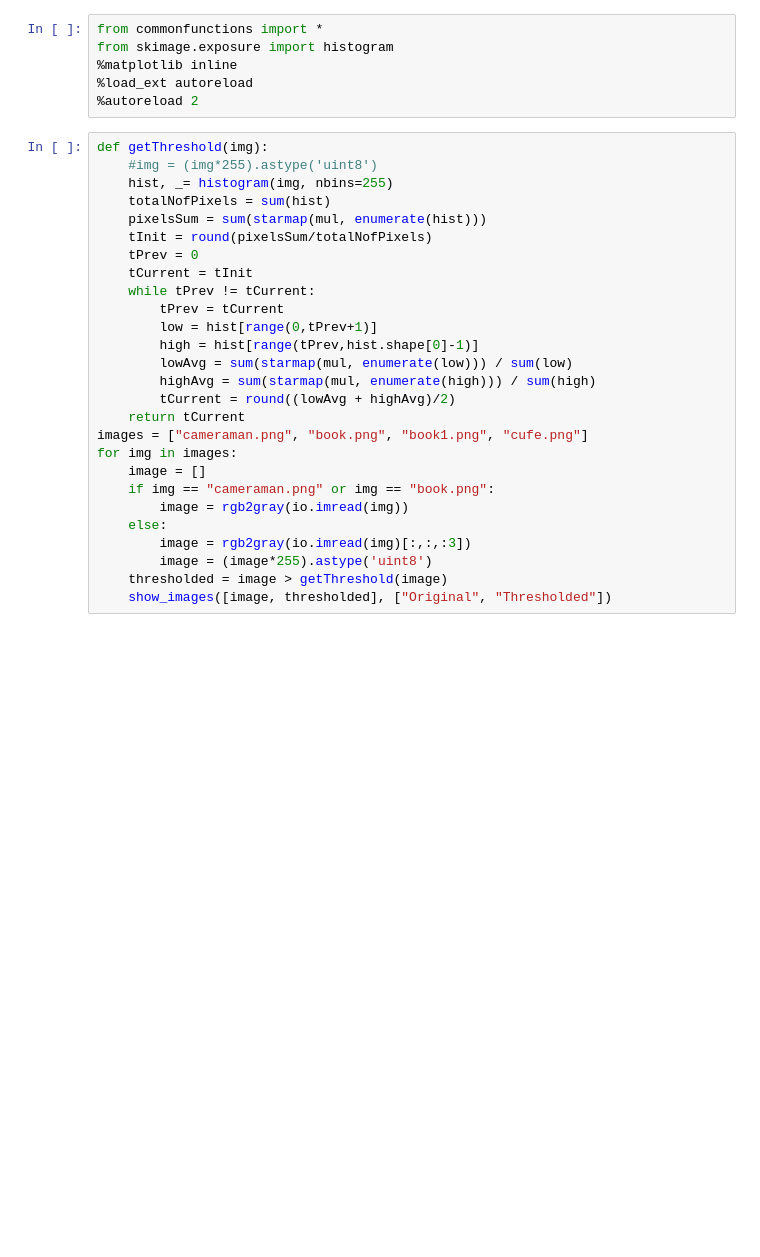
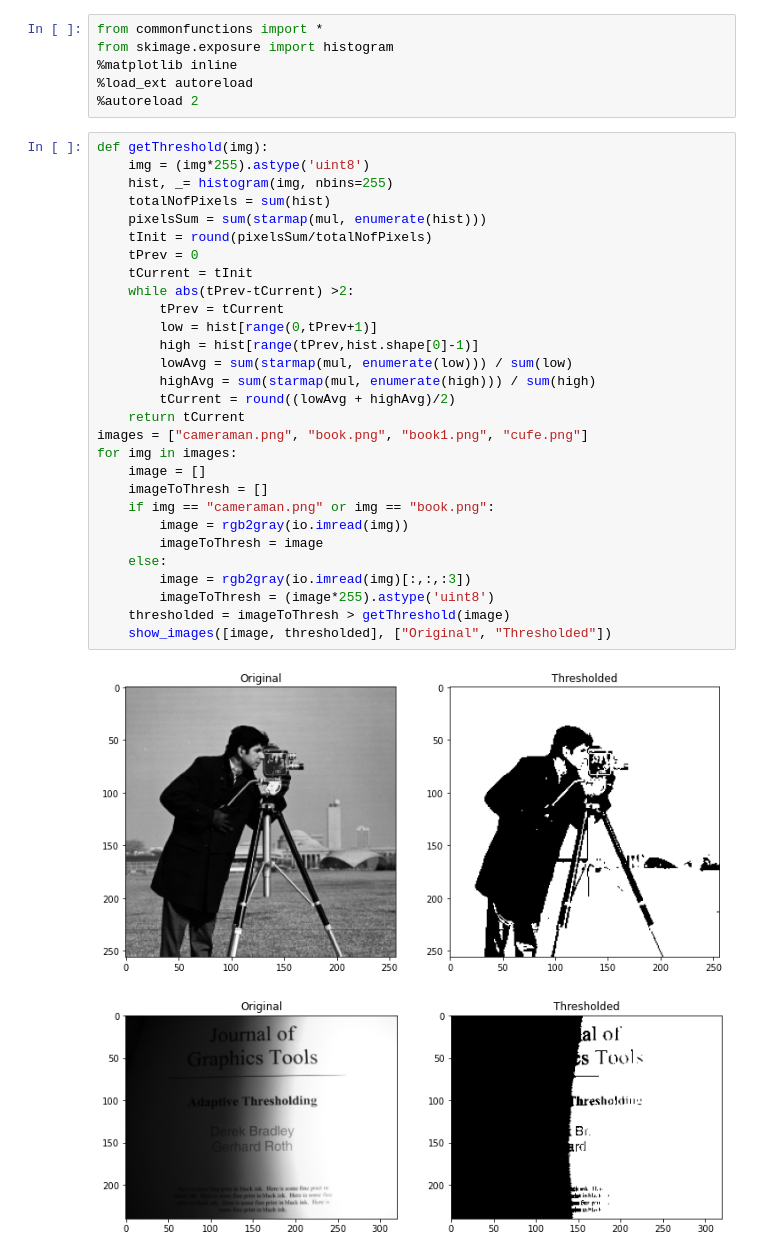
Before and after one commit to Waer1/image_labs, a Jupyter notebook: Lab_Seg_2_STD/Lab_Seg2_STD.ipynb, the cells around one changed output. Drawn from its saved outputs; the diff is of its cells as text; blank space fills up the shorter version.

```diff
--- a/Lab_Seg_2_STD/Lab_Seg2_STD.ipynb
+++ b/Lab_Seg_2_STD/Lab_Seg2_STD.ipynb
@@ -8,28 +8,33 @@ from skimage.exposure import histogram
 %autoreload 2
 # %%
 def getThreshold(img):
-    #img = (img*255).astype('uint8')
+    img = (img*255).astype('uint8')
     hist, _= histogram(img, nbins=255)
     totalNofPixels = sum(hist)
     pixelsSum = sum(starmap(mul, enumerate(hist)))
     tInit = round(pixelsSum/totalNofPixels)
     tPrev = 0
     tCurrent = tInit
-    while tPrev != tCurrent:
+    while abs(tPrev-tCurrent) >2:
         tPrev = tCurrent
         low = hist[range(0,tPrev+1)]
         high = hist[range(tPrev,hist.shape[0]-1)]
         lowAvg = sum(starmap(mul, enumerate(low))) / sum(low)
         highAvg = sum(starmap(mul, enumerate(high))) / sum(high)
         tCurrent = round((lowAvg + highAvg)/2)
     return tCurrent
 images = ["cameraman.png", "book.png", "book1.png", "cufe.png"]
 for img in images:
     image = []
+    imageToThresh = []
     if img == "cameraman.png" or img == "book.png":
         image = rgb2gray(io.imread(img))
+        imageToThresh = image
     else:
         image = rgb2gray(io.imread(img)[:,:,:3])
-        image = (image*255).astype('uint8')
-    thresholded = image > getThreshold(image)
+        imageToThresh = (image*255).astype('uint8')
+    thresholded = imageToThresh > getThreshold(image)
     show_images([image, thresholded], ["Original", "Thresholded"])
+# %% [output]
+[figure, added]
+[figure, added]
```
Also changed, not shown: parts of 2 cells of this notebook.
